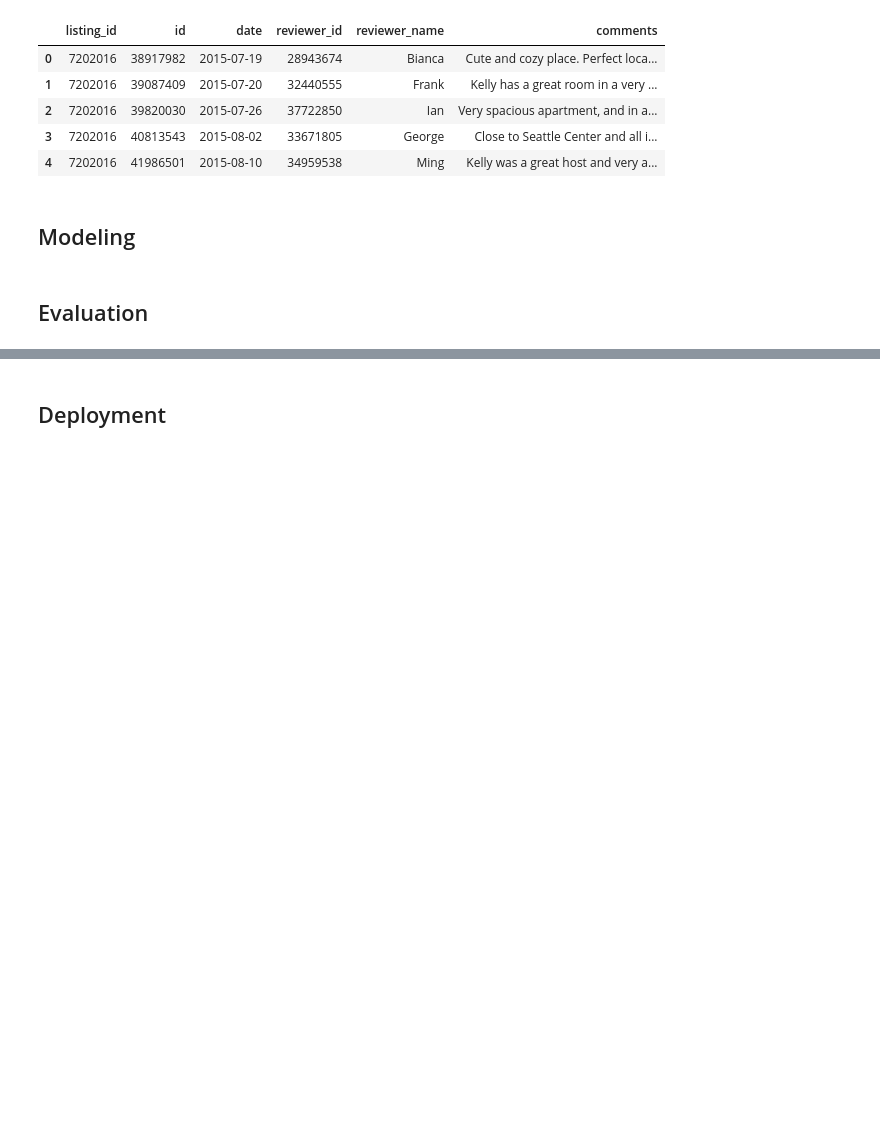
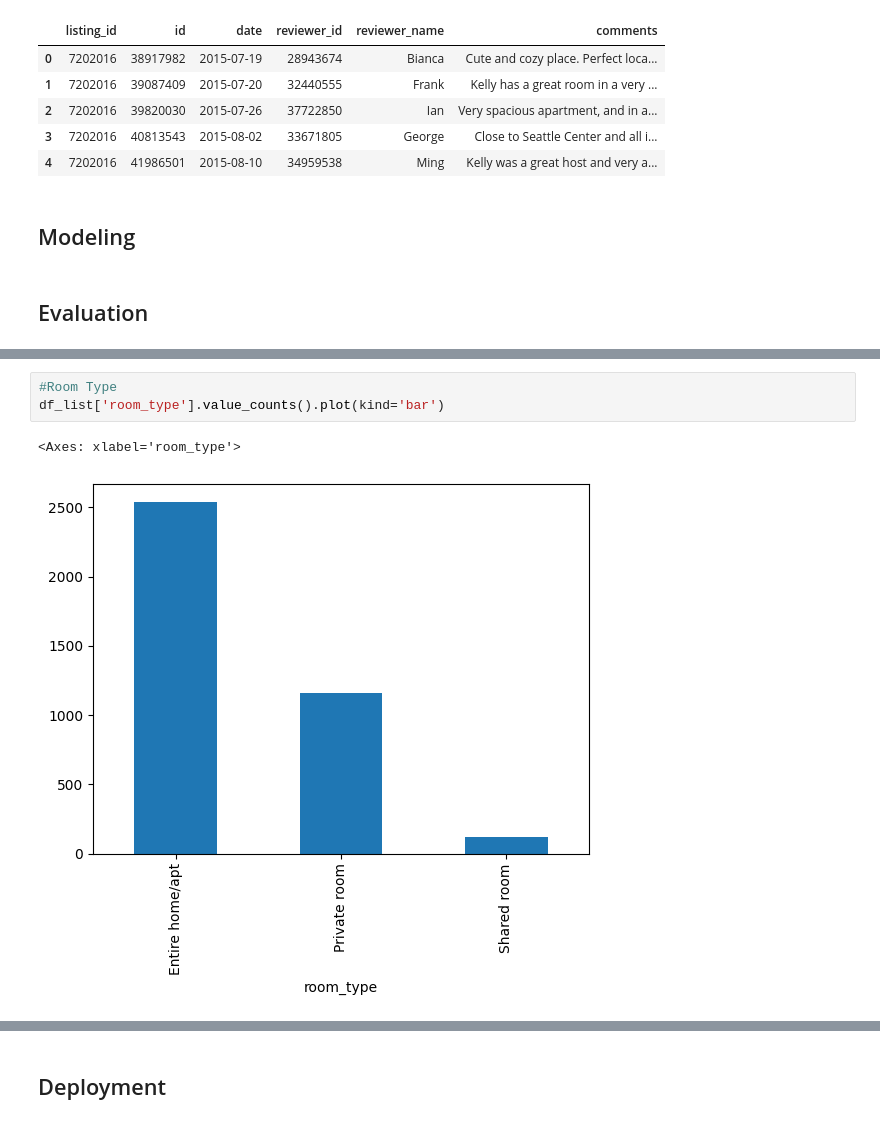
Before and after one commit to carini599/Airbnb_Seattle_Carina_Breu, a Jupyter notebook: airbnb_seattle_notebook.ipynb, the cells around one changed output, grey strips where cells are left out. Drawn from its saved outputs; the diff is of its cells as text; blank space fills up the shorter version.

```diff
--- a/airbnb_seattle_notebook.ipynb
+++ b/airbnb_seattle_notebook.ipynb
@@ -68,0 +138,6 @@ df_reviews.head()
+# %%
+#Room Type
+df_list['room_type'].value_counts().plot(kind='bar')
+# %% [output]
+<Axes: xlabel='room_type'>
+[figure, added]
```
Also changed, not shown: parts of 14 cells of this notebook.
